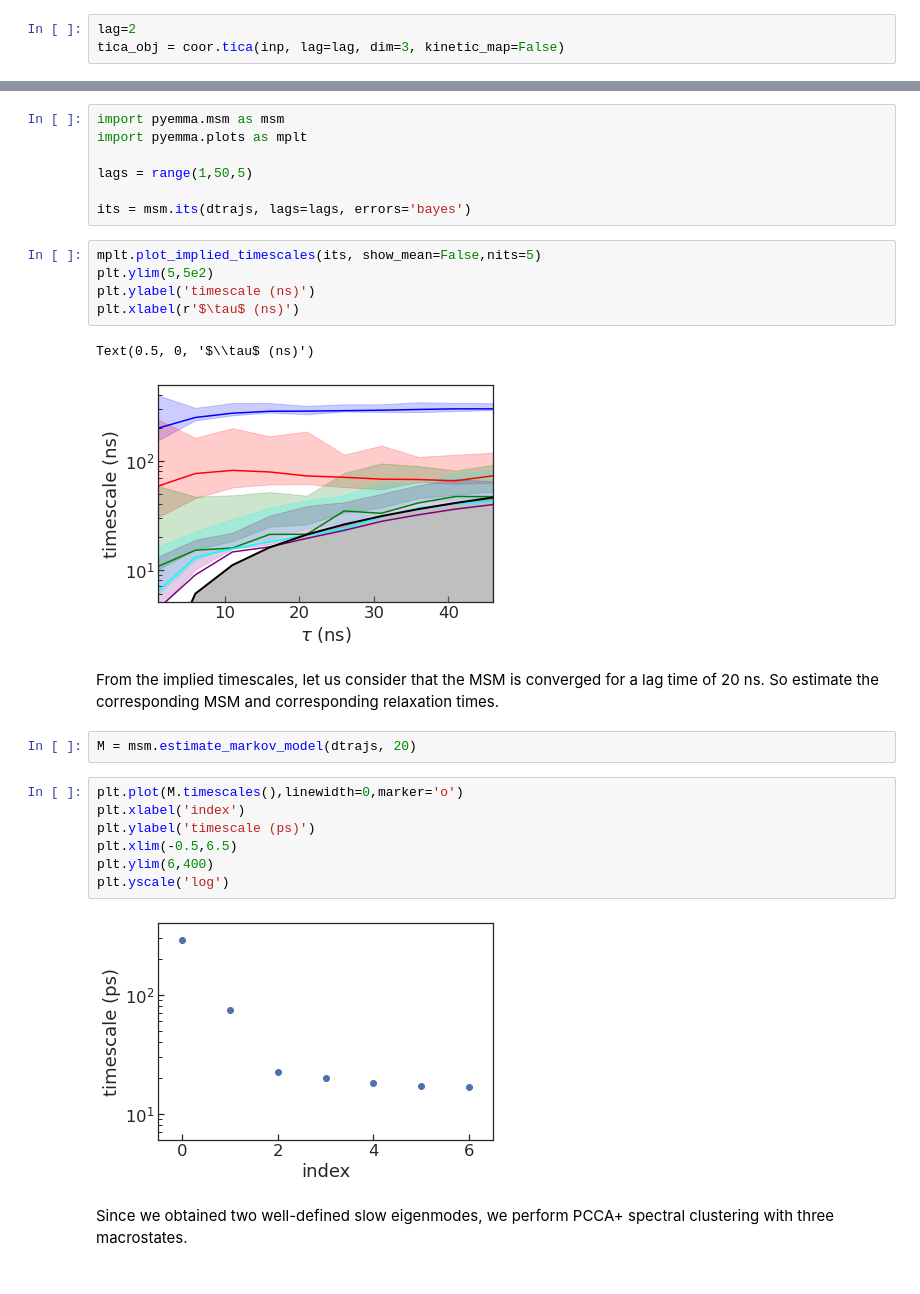
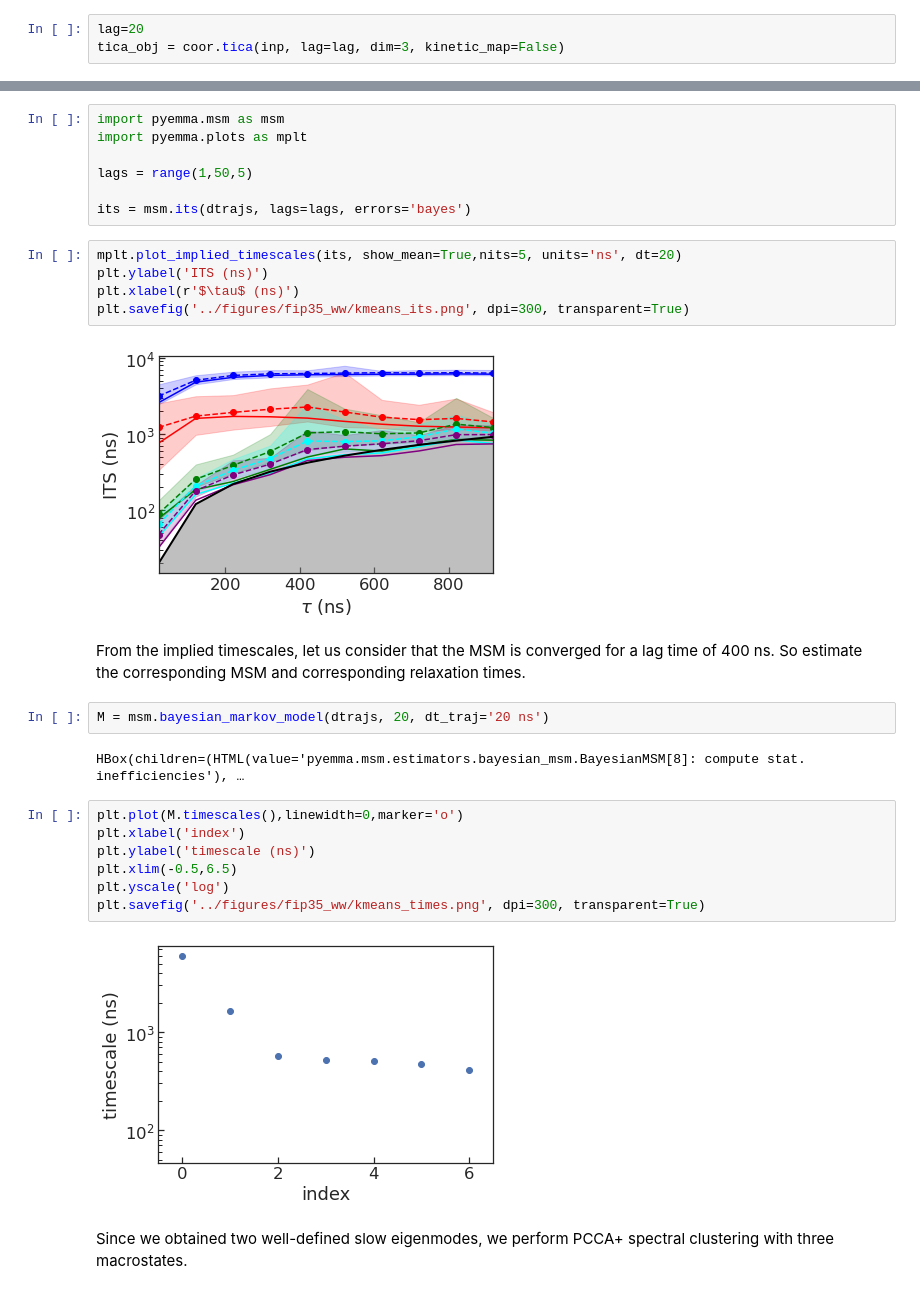
Before and after one commit to BioKT/hdbMSM, a Jupyter notebook: notebooks/fip35_ww.ipynb, the cells around one changed output, grey strips where cells are left out. Cells and saved outputs as stored; diff of their text form.

```diff
--- a/notebooks/fip35_ww.ipynb
+++ b/notebooks/fip35_ww.ipynb
@@ -58,5 +58,5 @@ We carry out dimensionality reduction by using TICA with three dimensions and 20
 # %%
-lag=2
+lag=20
 tica_obj = coor.tica(inp, lag=lag, dim=3, kinetic_map=False)
 # %%
 Y0 = tica_obj.get_output()[0]
@@ -122,26 +129,27 @@ lags = range(1,50,5)
 
 its = msm.its(dtrajs, lags=lags, errors='bayes')
 # %%
-mplt.plot_implied_timescales(its, show_mean=False,nits=5)
-plt.ylim(5,5e2)
-plt.ylabel('timescale (ns)')
+mplt.plot_implied_timescales(its, show_mean=True,nits=5, units='ns', dt=20)
+plt.ylabel('ITS (ns)')
 plt.xlabel(r'$\tau$ (ns)')
+plt.savefig('../figures/fip35_ww/kmeans_its.png', dpi=300, transparent=True)
 # %% [output]
-Text(0.5, 0, '$\\tau$ (ns)')
-[figure, old version]
+[figure, new version]
 # %% [markdown]
-From the implied timescales, let us consider that the MSM is converged for a lag time of 20 ns. So estimate the corresponding MSM and corresponding relaxation times.
+From the implied timescales, let us consider that the MSM is converged for a lag time of 400 ns. So estimate the corresponding MSM and corresponding relaxation times.
 # %%
-M = msm.estimate_markov_model(dtrajs, 20)
+M = msm.bayesian_markov_model(dtrajs, 20, dt_traj='20 ns')
+# %% [output]
+HBox(children=(HTML(value='pyemma.msm.estimators.bayesian_msm.BayesianMSM[8]: compute stat. inefficiencies'), …
 # %%
 plt.plot(M.timescales(),linewidth=0,marker='o')
 plt.xlabel('index')
-plt.ylabel('timescale (ps)')
+plt.ylabel('timescale (ns)')
 plt.xlim(-0.5,6.5)
-plt.ylim(6,400)
 plt.yscale('log')
+plt.savefig('../figures/fip35_ww/kmeans_times.png', dpi=300, transparent=True)
 # %% [output]
-[figure, old version]
+[figure, new version]
 # %% [markdown]
 Since we obtained two well-defined slow eigenmodes, we perform PCCA+ spectral clustering with three macrostates.
 # %%
```
Also changed, not shown: parts of 19 cells of this notebook.
